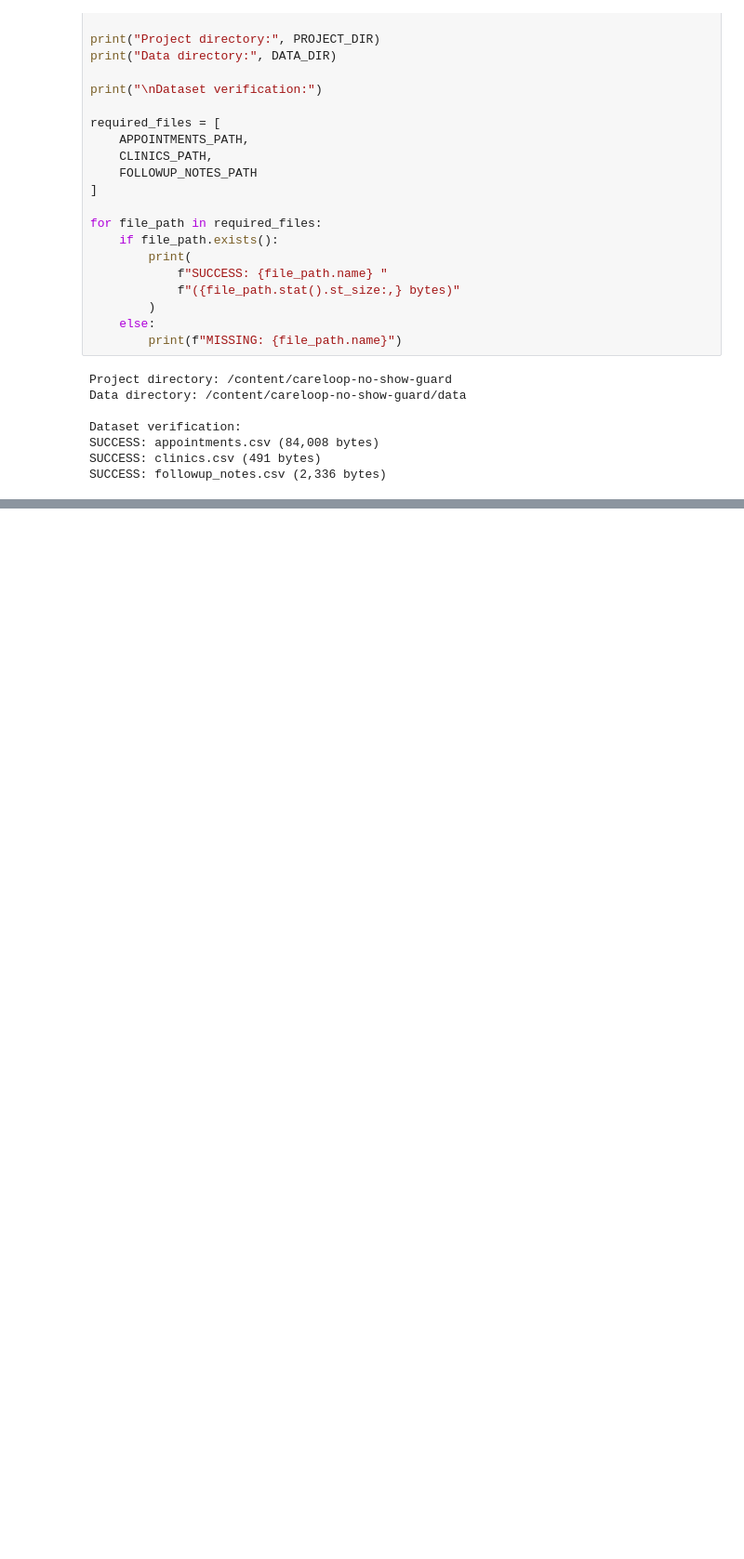
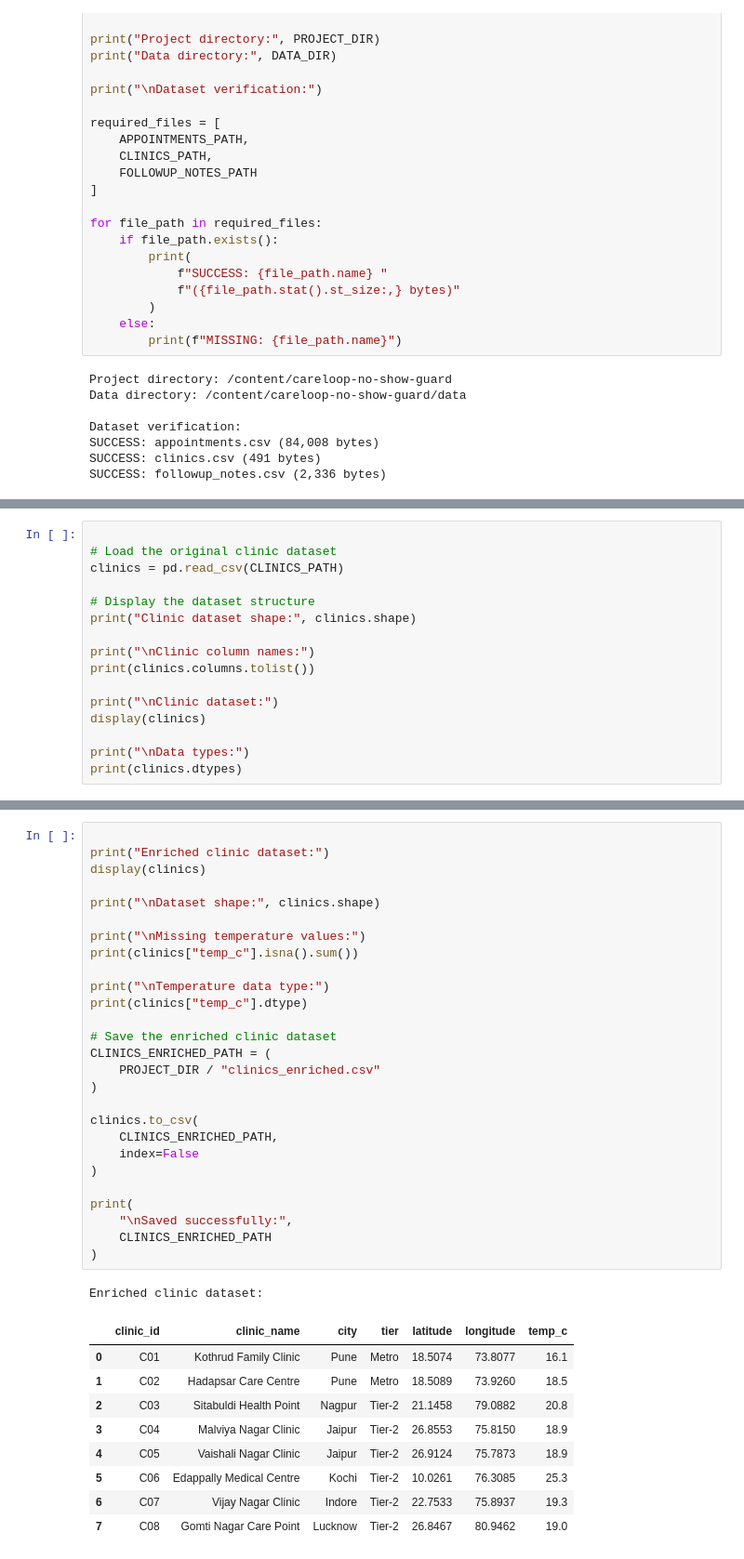
Before and after one commit to sonalisalvi/careloop-no-show-guard, a Jupyter notebook: 01_ingest_clean.ipynb, the cells around one changed output, grey strips where cells are left out. Shown at 93% size. Saved outputs shown, nothing was run; the diff lists cells and outputs as text; blank space fills up the shorter version.

Commit message:
Complete Part 1 data ingestion and SQL export

```diff
--- a/01_ingest_clean.ipynb
+++ b/01_ingest_clean.ipynb
@@ -131,0 +1032,16 @@ SUCCESS: followup_notes.csv (2,336 bytes)
+# %%
+
+# Load the original clinic dataset
+clinics = pd.read_csv(CLINICS_PATH)
+
+# Display the dataset structure
+print("Clinic dataset shape:", clinics.shape)
+
+print("\nClinic column names:")
+print(clinics.columns.tolist())
+
+print("\nClinic dataset:")
+display(clinics)
+
+print("\nData types:")
+print(clinics.dtypes)
@@ -131,0 +1197,38 @@ SUCCESS: followup_notes.csv (2,336 bytes)
+# %%
+
+print("Enriched clinic dataset:")
+display(clinics)
+
+print("\nDataset shape:", clinics.shape)
+
+print("\nMissing temperature values:")
+print(clinics["temp_c"].isna().sum())
+
+print("\nTemperature data type:")
+print(clinics["temp_c"].dtype)
+
+# Save the enriched clinic dataset
+CLINICS_ENRICHED_PATH = (
+    PROJECT_DIR / "clinics_enriched.csv"
+)
+
+clinics.to_csv(
+    CLINICS_ENRICHED_PATH,
+    index=False
+)
+
+print(
+    "\nSaved successfully:",
+    CLINICS_ENRICHED_PATH
+)
+# %% [output]
+Enriched clinic dataset:
+|  | clinic_id | clinic_name | city | tier | latitude | longitude | temp_c |
+| 0 | C01 | Kothrud Family Clinic | Pune | Metro | 18.5074 | 73.8077 | 16.1 |
+| 1 | C02 | Hadapsar Care Centre | Pune | Metro | 18.5089 | 73.9260 | 18.5 |
+| 2 | C03 | Sitabuldi Health Point | Nagpur | Tier-2 | 21.1458 | 79.0882 | 20.8 |
+| 3 | C04 | Malviya Nagar Clinic | Jaipur | Tier-2 | 26.8553 | 75.8150 | 18.9 |
+| 4 | C05 | Vaishali Nagar Clinic | Jaipur | Tier-2 | 26.9124 | 75.7873 | 18.9 |
+| 5 | C06 | Edappally Medical Centre | Kochi | Tier-2 | 10.0261 | 76.3085 | 25.3 |
+| 6 | C07 | Vijay Nagar Clinic | Indore | Tier-2 | 22.7533 | 75.8937 | 19.3 |
+| 7 | C08 | Gomti Nagar Care Point | Lucknow | Tier-2 | 26.8467 | 80.9462 | 19.0 |
```
Also changed, not shown: parts of 39 cells of this notebook.
